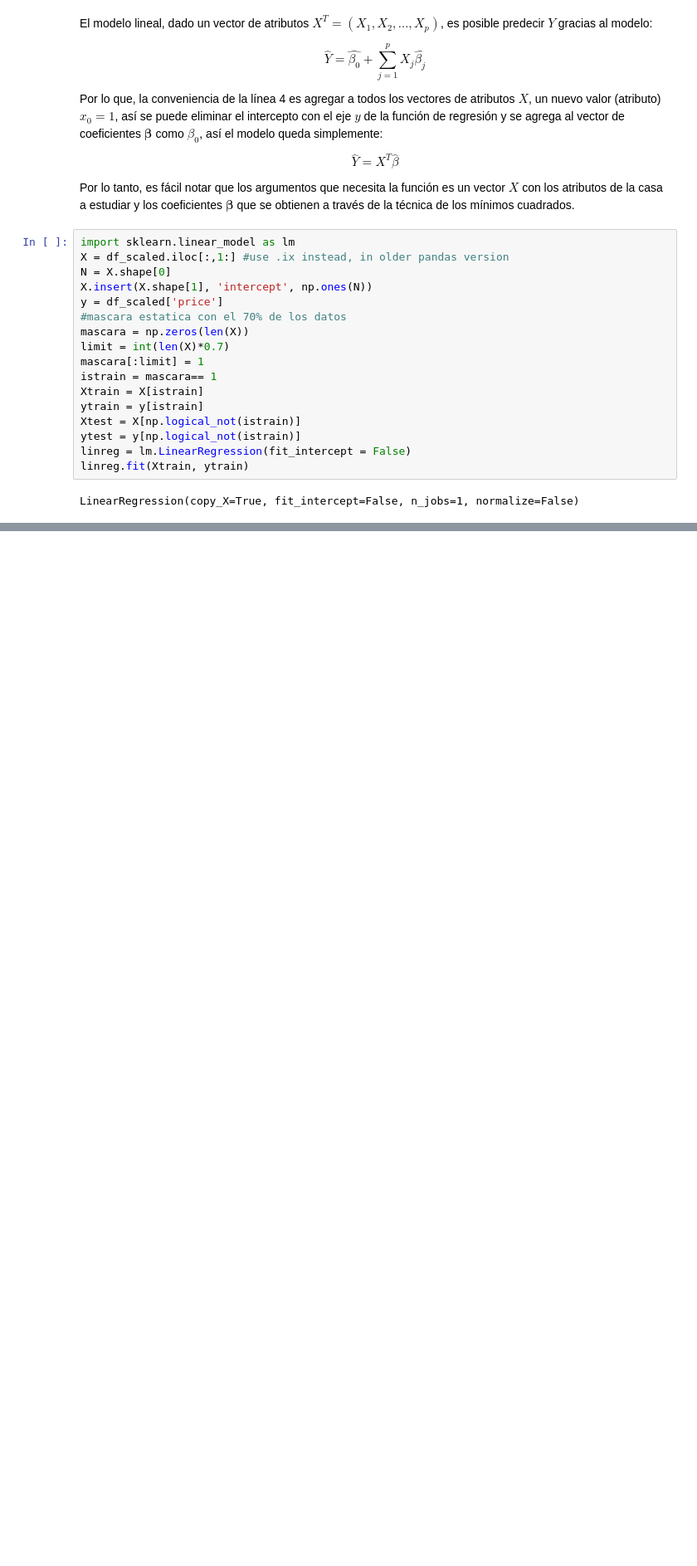
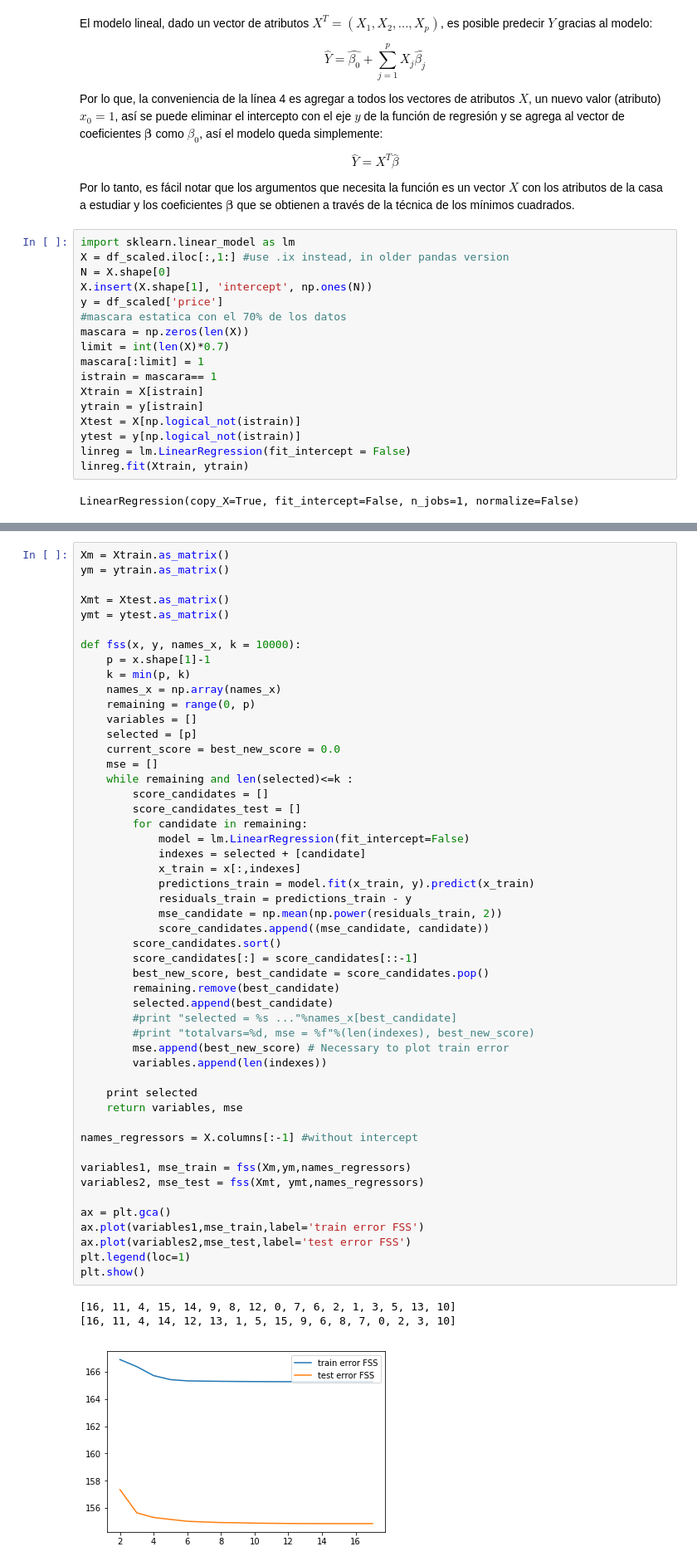
Before and after one commit to matiasarayac/tarea1-ML, a Jupyter notebook: tarea1.ipynb, the cells around one changed output, grey strips where cells are left out. Shown at 83% size. Drawn from its saved outputs; the diff is of its cells as text; blank space fills up the shorter version.

```diff
--- a/tarea1.ipynb
+++ b/tarea1.ipynb
@@ -94,0 +142,54 @@ LinearRegression(copy_X=True, fit_intercept=False, n_jobs=1, normalize=False)
+# %%
+Xm = Xtrain.as_matrix()
+ym = ytrain.as_matrix()
+
+Xmt = Xtest.as_matrix()
+ymt = ytest.as_matrix()
+
+def fss(x, y, names_x, k = 10000):
+    p = x.shape[1]-1
+    k = min(p, k)
+    names_x = np.array(names_x)
+    remaining = range(0, p)
+    variables = []
+    selected = [p]
+    current_score = best_new_score = 0.0
+    mse = []
+    while remaining and len(selected)<=k :
+        score_candidates = []
+        score_candidates_test = []
+        for candidate in remaining:
+            model = lm.LinearRegression(fit_intercept=False)
+            indexes = selected + [candidate]
+            x_train = x[:,indexes]
+            predictions_train = model.fit(x_train, y).predict(x_train)
+            residuals_train = predictions_train - y
+            mse_candidate = np.mean(np.power(residuals_train, 2))
+            score_candidates.append((mse_candidate, candidate))
+        score_candidates.sort()
+        score_candidates[:] = score_candidates[::-1]
+        best_new_score, best_candidate = score_candidates.pop()
+        remaining.remove(best_candidate)
+        selected.append(best_candidate)
+        #print "selected = %s ..."%names_x[best_candidate]
+        #print "totalvars=%d, mse = %f"%(len(indexes), best_new_score)
+        mse.append(best_new_score) # Necessary to plot train error
+        variables.append(len(indexes))
+
+    print selected
+    return variables, mse
+
+names_regressors = X.columns[:-1] #without intercept
+
+variables1, mse_train = fss(Xm,ym,names_regressors)
+variables2, mse_test = fss(Xmt, ymt,names_regressors)
+
+ax = plt.gca()
+ax.plot(variables1,mse_train,label='train error FSS')
+ax.plot(variables2,mse_test,label='test error FSS')
+plt.legend(loc=1)
+plt.show()
+# %% [output]
+[16, 11, 4, 15, 14, 9, 8, 12, 0, 7, 6, 2, 1, 3, 5, 13, 10]
+[16, 11, 4, 14, 12, 13, 1, 5, 15, 9, 6, 8, 7, 0, 2, 3, 10]
+[figure, added]
```
Also changed, not shown: parts of 17 cells of this notebook.
